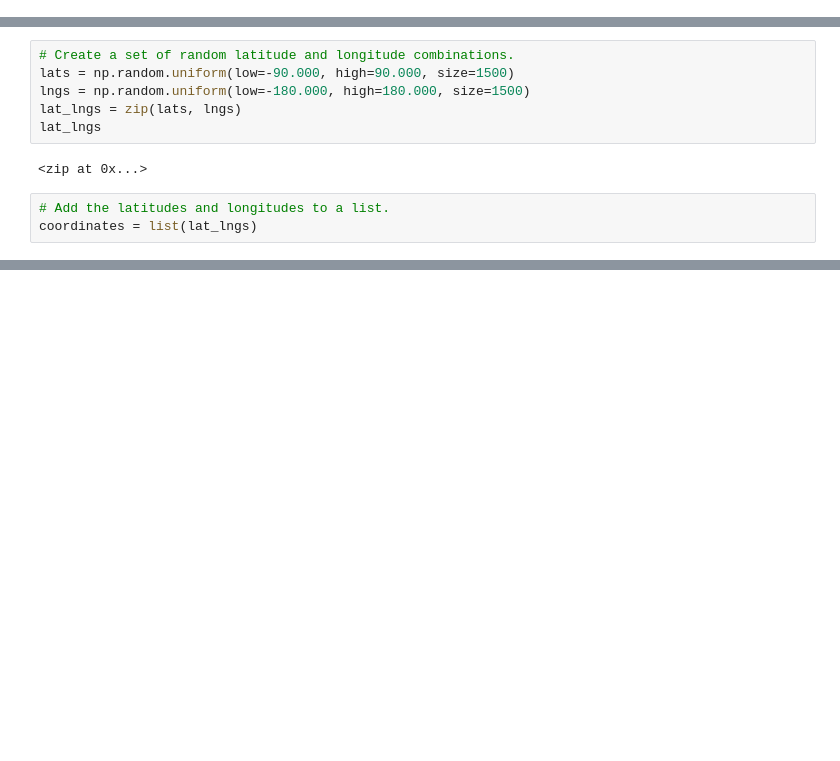
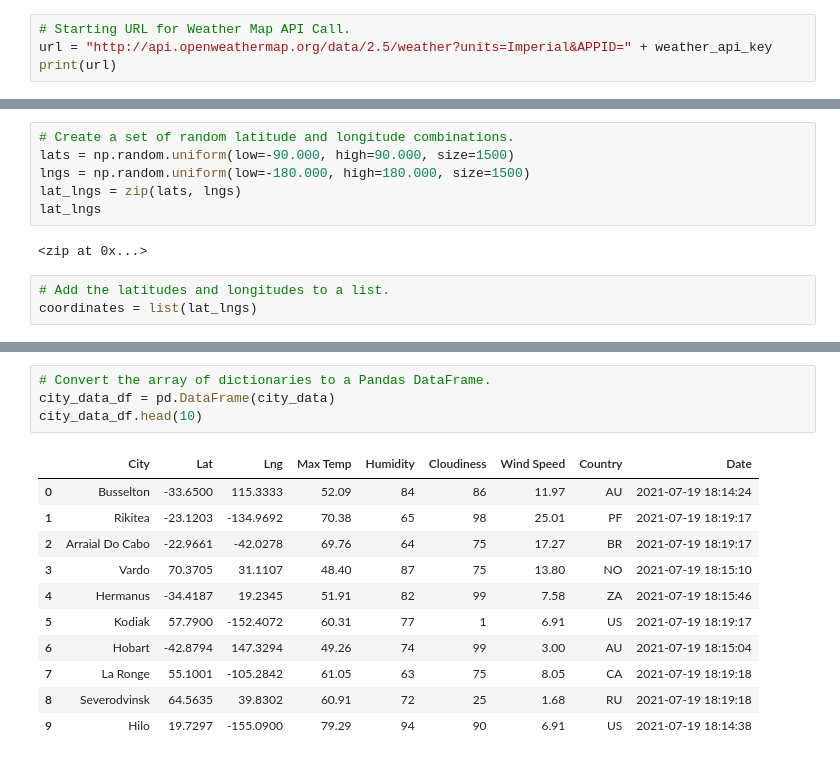
Before and after one commit to coryknuth/world_weather_analysis, a Jupyter notebook: WeatherPy.ipynb, the cells around one changed output, grey strips where cells are left out. Cells and saved outputs as stored; diff of their text form; blank space fills up the shorter version.

Commit message:
created dataframe

```diff
--- a/WeatherPy.ipynb
+++ b/WeatherPy.ipynb
@@ -6,0 +10,4 @@ from citipy import citipy
+# %%
+# Starting URL for Weather Map API Call.
+url = "http://api.openweathermap.org/data/2.5/weather?units=Imperial&APPID=" + weather_api_key
+print(url)
@@ -31,0 +119,16 @@ len(cities)
+# %%
+# Convert the array of dictionaries to a Pandas DataFrame.
+city_data_df = pd.DataFrame(city_data)
+city_data_df.head(10)
+# %% [output]
+|  | City | Lat | Lng | Max Temp | Humidity | Cloudiness | Wind Speed | Country | Date |
+| 0 | Busselton | -33.6500 | 115.3333 | 52.09 | 84 | 86 | 11.97 | AU | 2021-07-19 18:14:24 |
+| 1 | Rikitea | -23.1203 | -134.9692 | 70.38 | 65 | 98 | 25.01 | PF | 2021-07-19 18:19:17 |
+| 2 | Arraial Do Cabo | -22.9661 | -42.0278 | 69.76 | 64 | 75 | 17.27 | BR | 2021-07-19 18:19:17 |
+| 3 | Vardo | 70.3705 | 31.1107 | 48.40 | 87 | 75 | 13.80 | NO | 2021-07-19 18:15:10 |
+| 4 | Hermanus | -34.4187 | 19.2345 | 51.91 | 82 | 99 | 7.58 | ZA | 2021-07-19 18:15:46 |
+| 5 | Kodiak | 57.7900 | -152.4072 | 60.31 | 77 | 1 | 6.91 | US | 2021-07-19 18:19:17 |
+| 6 | Hobart | -42.8794 | 147.3294 | 49.26 | 74 | 99 | 3.00 | AU | 2021-07-19 18:15:04 |
+| 7 | La Ronge | 55.1001 | -105.2842 | 61.05 | 63 | 75 | 8.05 | CA | 2021-07-19 18:19:18 |
+| 8 | Severodvinsk | 64.5635 | 39.8302 | 60.91 | 72 | 25 | 1.68 | RU | 2021-07-19 18:19:18 |
+| 9 | Hilo | 19.7297 | -155.0900 | 79.29 | 94 | 90 | 6.91 | US | 2021-07-19 18:14:38 |
```
Also changed, not shown: parts of 6 cells of this notebook, 3 other files.
